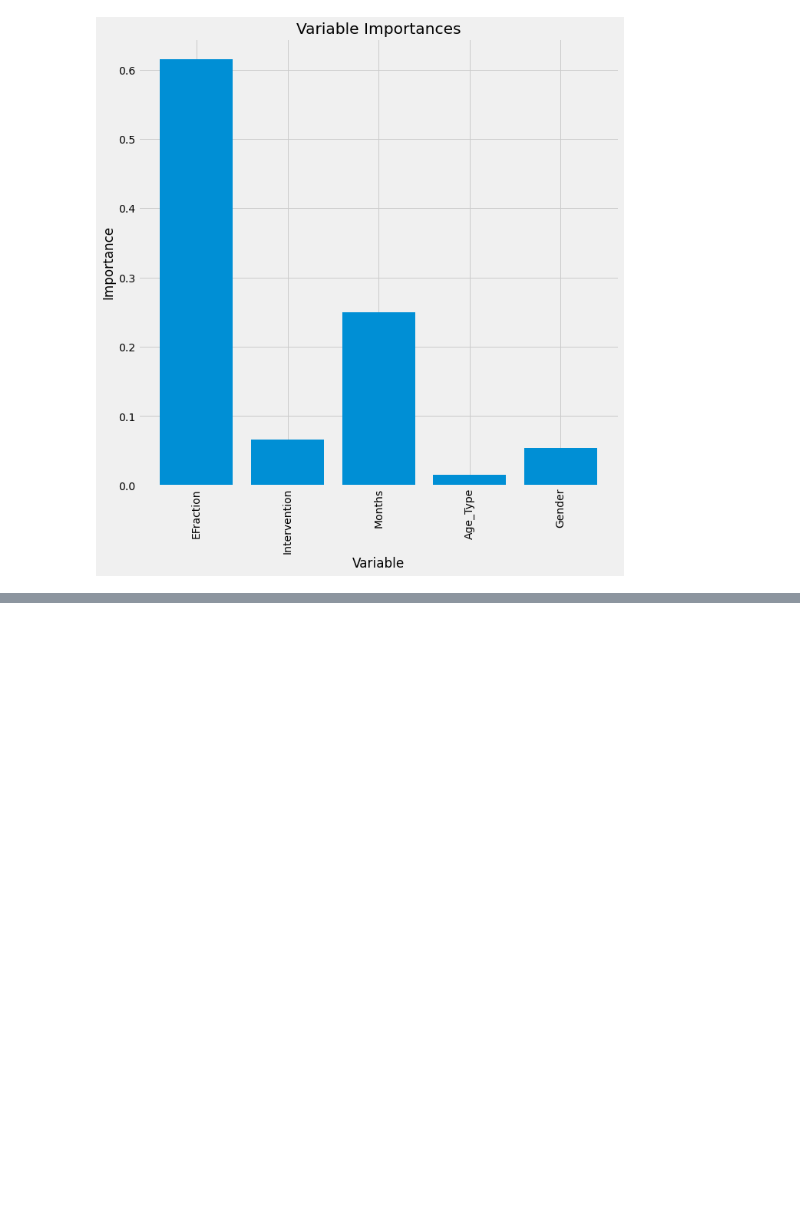
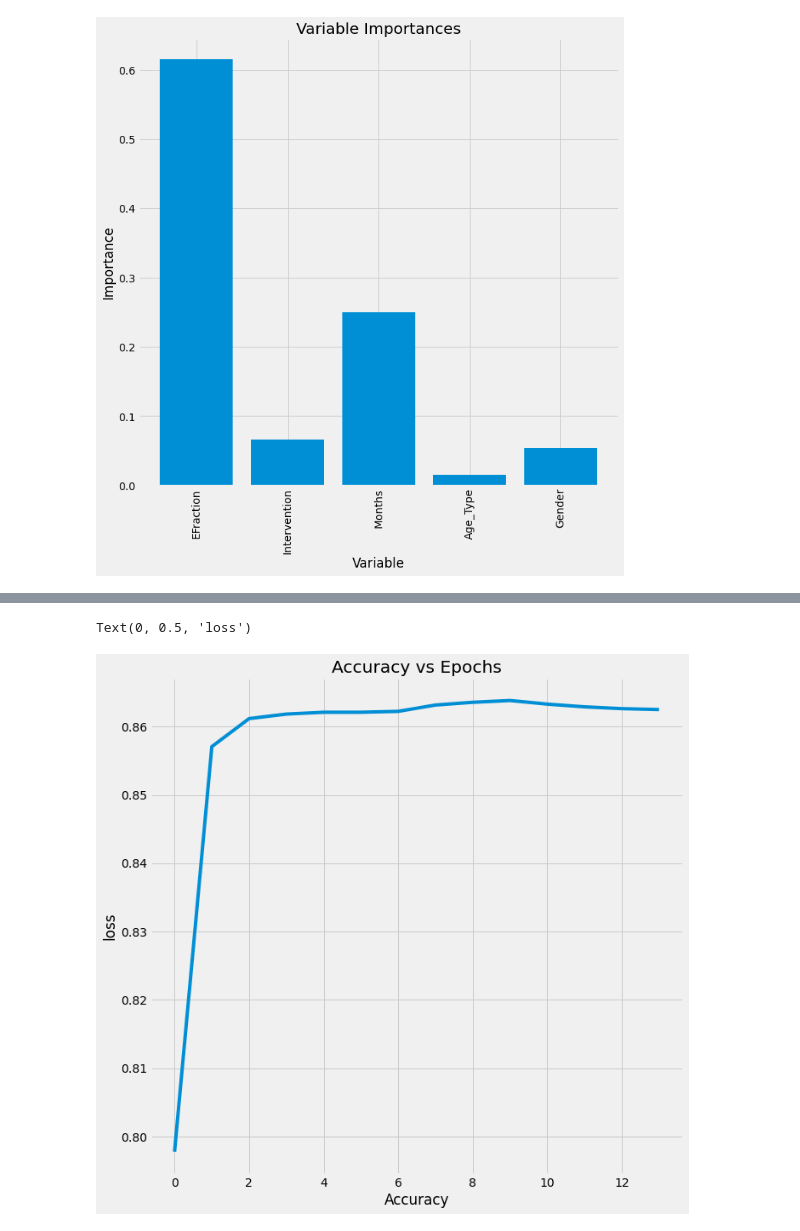
Before and after one commit to DGulati/Erdos_2022_ClinicalTrialsProject, a Jupyter notebook: Cancer_Notebook.ipynb, the cells around one changed output, grey strips where cells are left out. Saved outputs shown, nothing was run; the diff lists cells and outputs as text; code cells hidden in the pictures; blank space fills up the shorter version.

```diff
--- a/Cancer_Notebook.ipynb
+++ b/Cancer_Notebook.ipynb
@@ -215,0 +209,6 @@ SyntaxError: invalid syntax (2357089093.py, line 1)
+# %%
+import torch as T
+device = T.device("cpu")
+x= my_df[['EFraction','Intervention', 'Months' , 'Age_Type', 'Gender' ]].values
+y= my_df['Status'].values
+print("shape of x: {}\nshape of y: {}".format(x.shape,y.shape))
@@ -215,0 +326,8 @@ SyntaxError: invalid syntax (2357089093.py, line 1)
+# %%
+plt.plot(accur)
+plt.title('Accuracy vs Epochs')
+plt.xlabel('Accuracy')
+plt.ylabel('loss')
+# %% [output]
+Text(0, 0.5, 'loss')
+[figure, added]
```
Also changed, not shown: parts of 15 cells of this notebook, 1 other file.
